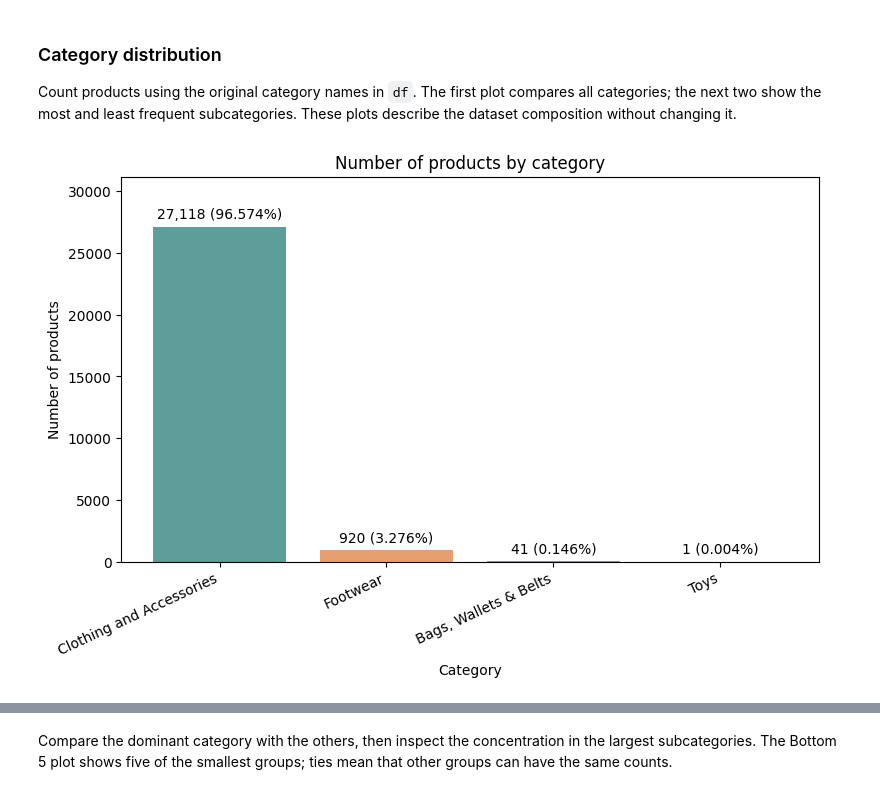
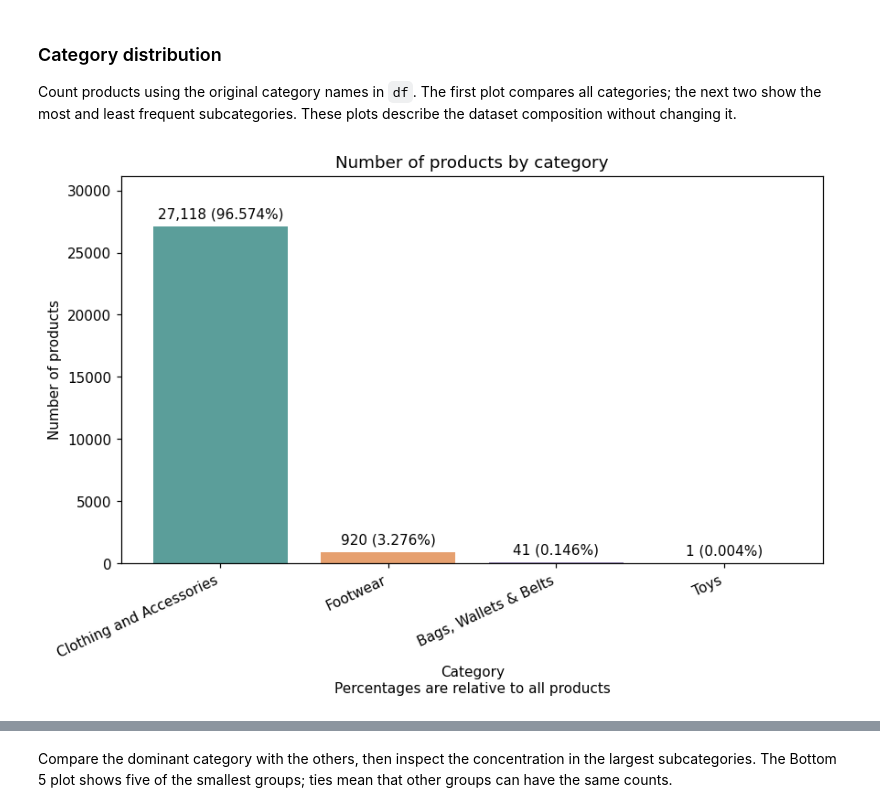
Before and after one commit to froggyalchemist/irwa-search-engine, a Jupyter notebook: project_progress/part_1/preprocessing.ipynb, the cells around one changed output, grey strips where cells are left out. Drawn from its saved outputs; the diff is of its cells as text; code cells hidden in the pictures.

```diff
--- a/project_progress/part_1/preprocessing.ipynb
+++ b/project_progress/part_1/preprocessing.ipynb
@@ -255,26 +255,26 @@ Count products using the original category names in `df`. The first plot compare
 # %%
 import matplotlib.pyplot as plt
 
 # Each row is one product because pid is unique.
 category_counts = df["category"].value_counts()
 
 plt.figure(figsize=(9, 5))
 bars = plt.bar(category_counts.index, category_counts.values,
                color=["#5B9E9A", "#E6A06F", "#9B8CB9", "#D7BA65"])
 plt.bar_label(
     bars,
     labels=[f"{n:,} ({n / len(df):.3%})" for n in category_counts.values],
     padding=4
 )
 plt.ylim(0, category_counts.max() * 1.15)
 plt.title("Number of products by category")
-plt.xlabel("Category")
+plt.xlabel("Category\nPercentages are relative to all products")
 plt.ylabel("Number of products")
 plt.xticks(rotation=25, ha="right")
 # plt.tight_layout()
 plt.show()
 # %% [output]
-[figure, old version]
+[figure, new version]
 # %%
 subcategory_counts = df["sub_category"].value_counts()
 top_subcategories = subcategory_counts.head(10)
```
Also changed, not shown: parts of 2 cells of this notebook.
